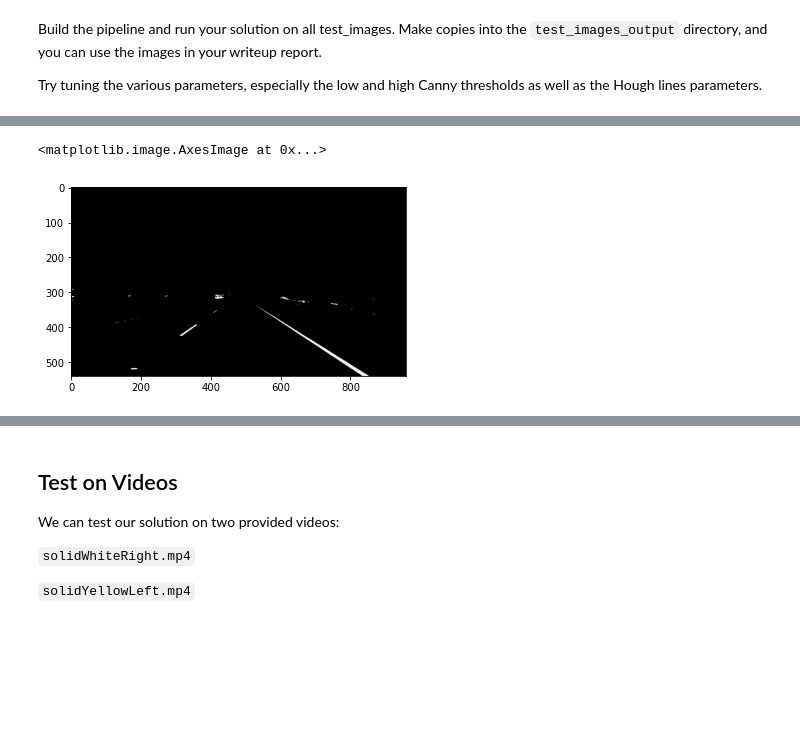
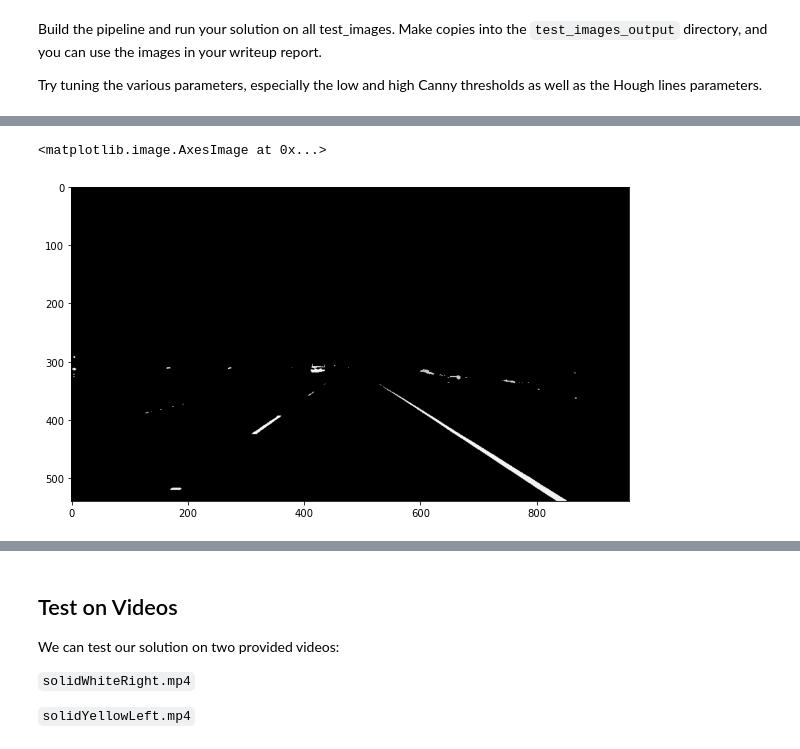
Before and after one commit to niteshjha08/Basic_Lane_detection, a Jupyter notebook: P1_pipeline_outputs.ipynb, the cells around one changed output, grey strips where cells are left out. Drawn from its saved outputs; the diff is of its cells as text; code cells hidden in the pictures; blank space fills up the shorter version.

```diff
--- a/P1_pipeline_outputs.ipynb
+++ b/P1_pipeline_outputs.ipynb
@@ -261,8 +262,9 @@ plt.show()
 # %%
+plt.figure(figsize=(10,8))
 gray=grayscale(filtered)
 plt.imshow(gray,cmap='gray')
 # %% [output]
 <matplotlib.image.AxesImage at 0x...>
-[figure, old version]
+[figure, new version]
 # %%
 cannyimg=canny(gray,canny_lower_threshold,canny_upper_threshold)
```
Also changed, not shown: parts of 10 cells of this notebook, 6 other files.
